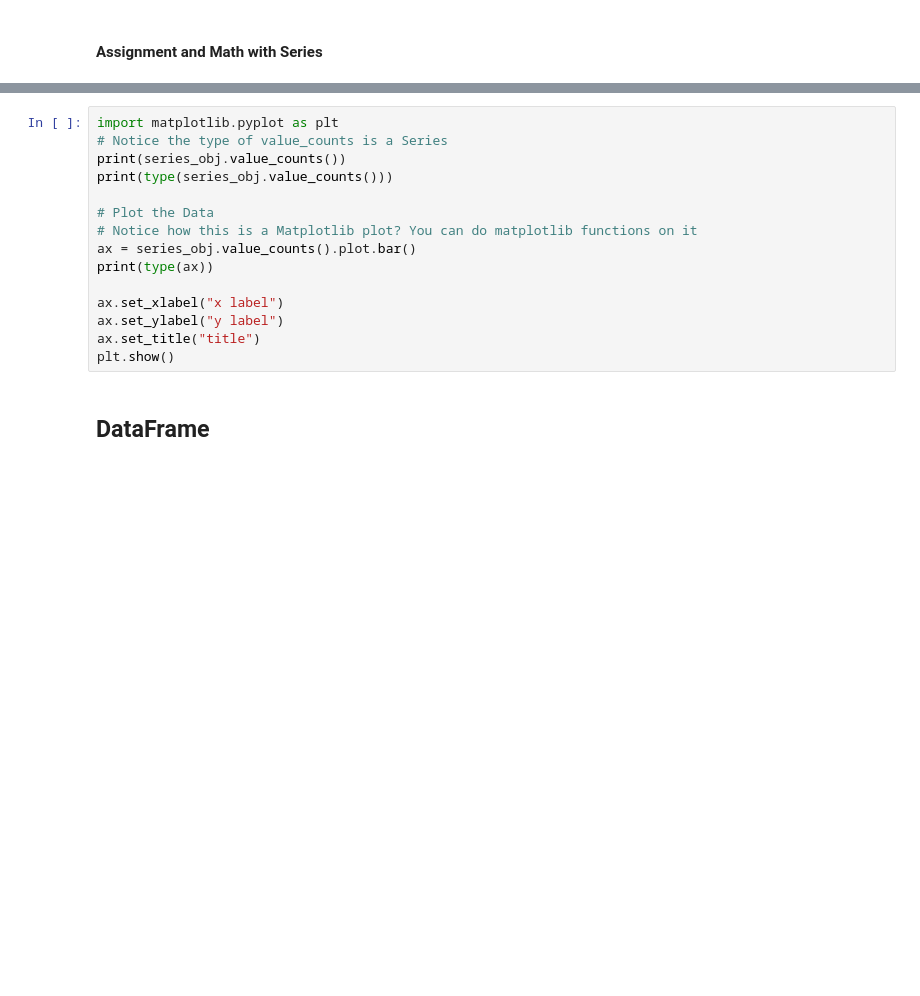
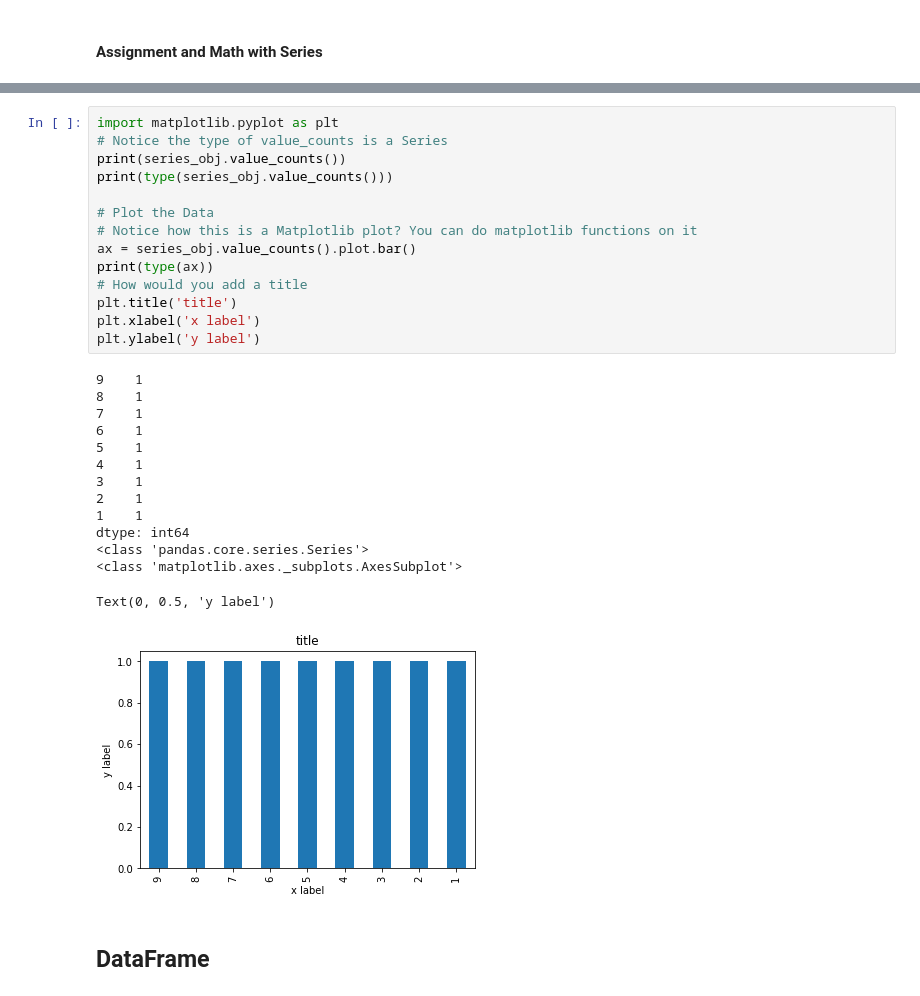
Before and after one commit to venkata14/Uconn-DSC-Workshops, a Jupyter notebook: numpy-pandas-matplotlib-part-2/NumPy_Matplotlib_Pandas-Part-2.ipynb, the cells around one changed output, grey strips where cells are left out. Drawn from its saved outputs; the diff is of its cells as text; blank space fills up the shorter version.

```diff
--- a/numpy-pandas-matplotlib-part-2/NumPy_Matplotlib_Pandas-Part-2.ipynb
+++ b/numpy-pandas-matplotlib-part-2/NumPy_Matplotlib_Pandas-Part-2.ipynb
@@ -107,18 +216,32 @@ series_obj.isnull()
 # %%
 import matplotlib.pyplot as plt
 # Notice the type of value_counts is a Series
 print(series_obj.value_counts())
 print(type(series_obj.value_counts()))
 
 # Plot the Data
 # Notice how this is a Matplotlib plot? You can do matplotlib functions on it
 ax = series_obj.value_counts().plot.bar()
 print(type(ax))
-
-ax.set_xlabel("x label")
-ax.set_ylabel("y label")
-ax.set_title("title")
-plt.show()
+# How would you add a title
+plt.title('title')
+plt.xlabel('x label')
+plt.ylabel('y label')
+# %% [output]
+9    1
+8    1
+7    1
+6    1
+5    1
+4    1
+3    1
+2    1
+1    1
+dtype: int64
+<class 'pandas.core.series.Series'>
+<class 'matplotlib.axes._subplots.AxesSubplot'>
+Text(0, 0.5, 'y label')
+[figure, added]
 # %% [markdown]
 ## DataFrame
 # %%
```
Also changed, not shown: parts of 40 cells of this notebook.
